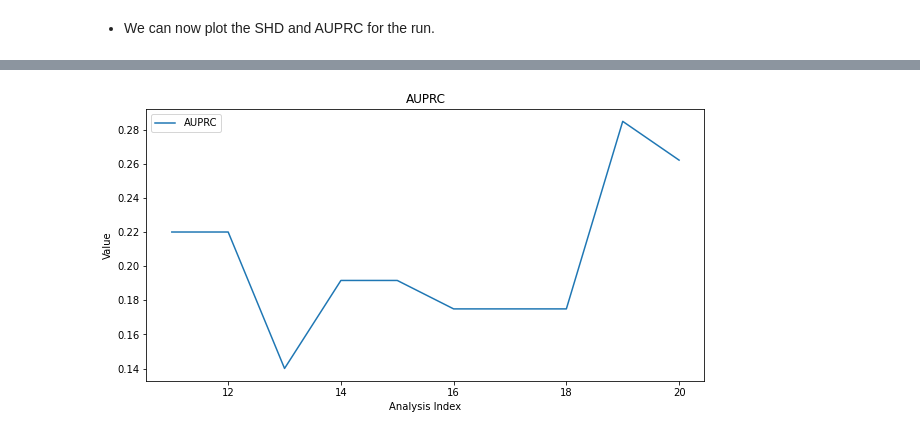
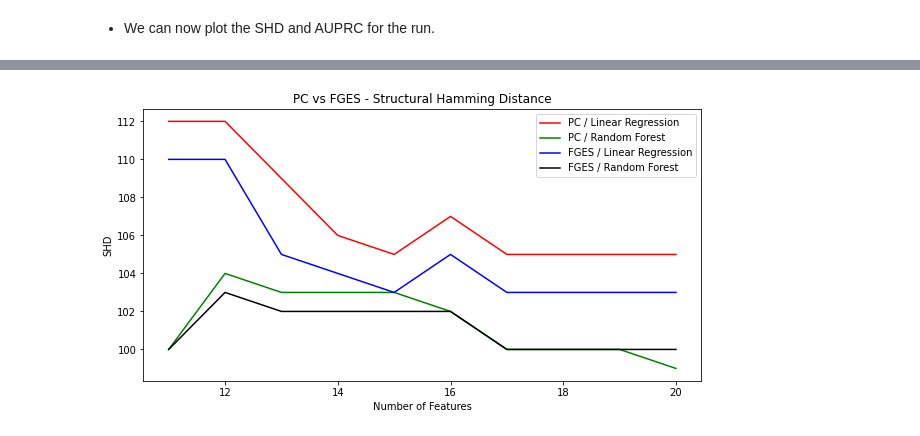
Before and after one commit to seamus-brady/aitiaexplorer, a Jupyter notebook: notebooks/Example04-Causal_Discovery_Within_A_Range_of_Features.ipynb, the cells around one changed output, grey strips where cells are left out. Saved outputs shown, nothing was run; the diff lists cells and outputs as text; code cells hidden in the pictures.

```diff
--- a/notebooks/Example04-Causal_Discovery_Within_A_Range_of_Features.ipynb
+++ b/notebooks/Example04-Causal_Discovery_Within_A_Range_of_Features.ipynb
@@ -159,11 +137,26 @@ plt.show()
-# %%
-plt.rcParams["figure.figsize"] = (10, 5)
-
-plt.plot(np.arange(11,21), auprc_max, label='AUPRC')
-plt.title('AUPRC')
-plt.xlabel('Analysis Index')
-plt.ylabel('Value')
-plt.legend()
-plt.show()
-# %% [output]
-[figure, removed]
+# %%
+report_df = all_results.copy()
+report_df.columns = [column.replace(" ", "_") for column in all_results.columns]
+# %%
+plt.rcParams["figure.figsize"] = (10, 5)
+
+plt.plot(np.arange(11,21),
+         report_df.query('Causal_Algorithm == "PC" and Feature_Selection_Method == "LINEAR_REGRESSION"')['SHD'],
+         label='PC / Linear Regression', color='red')
+plt.plot(np.arange(11,21),
+         report_df.query('Causal_Algorithm == "PC" and Feature_Selection_Method == "RANDOM_FOREST"')['SHD'],
+         label='PC / Random Forest', color='green')
+plt.plot(np.arange(11,21),
+         report_df.query('Causal_Algorithm == "FGES-continuous" and Feature_Selection_Method == "LINEAR_REGRESSION"')['SHD'],
+         label='FGES / Linear Regression', color='blue')
+plt.plot(np.arange(11,21),
+         report_df.query('Causal_Algorithm == "FGES-continuous" and Feature_Selection_Method == "RANDOM_FOREST"')['SHD'],
+         label='FGES / Random Forest', color='black')
+
+plt.title('PC vs FGES - Structural Hamming Distance')
+plt.xlabel('Number of Features')
+plt.ylabel('SHD')
+plt.legend()
+plt.show()
+# %% [output]
+[figure, added]
```
Also changed, not shown: parts of 9 cells of this notebook, 1 other file.
